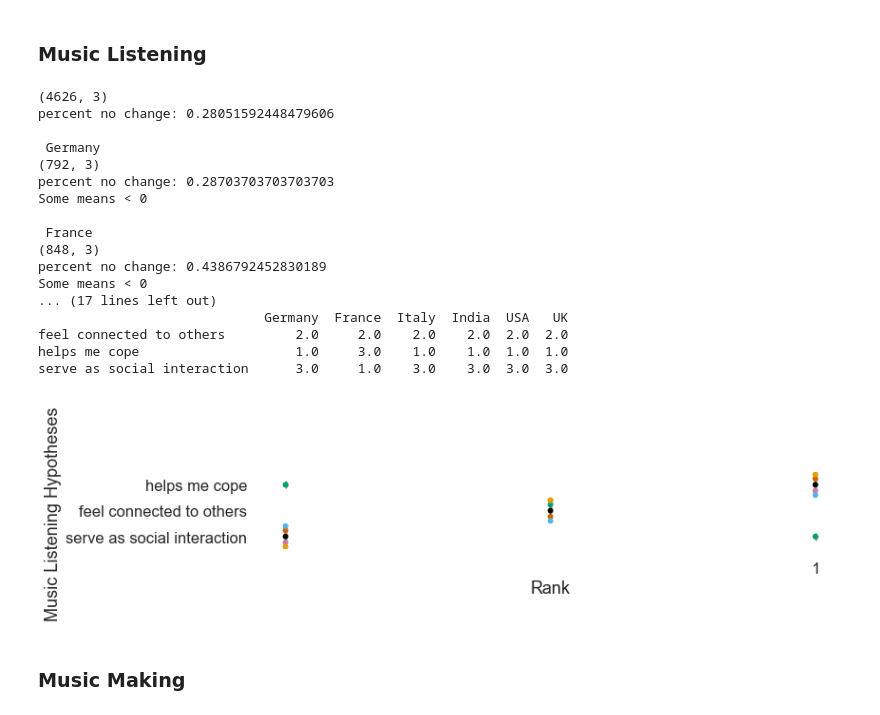
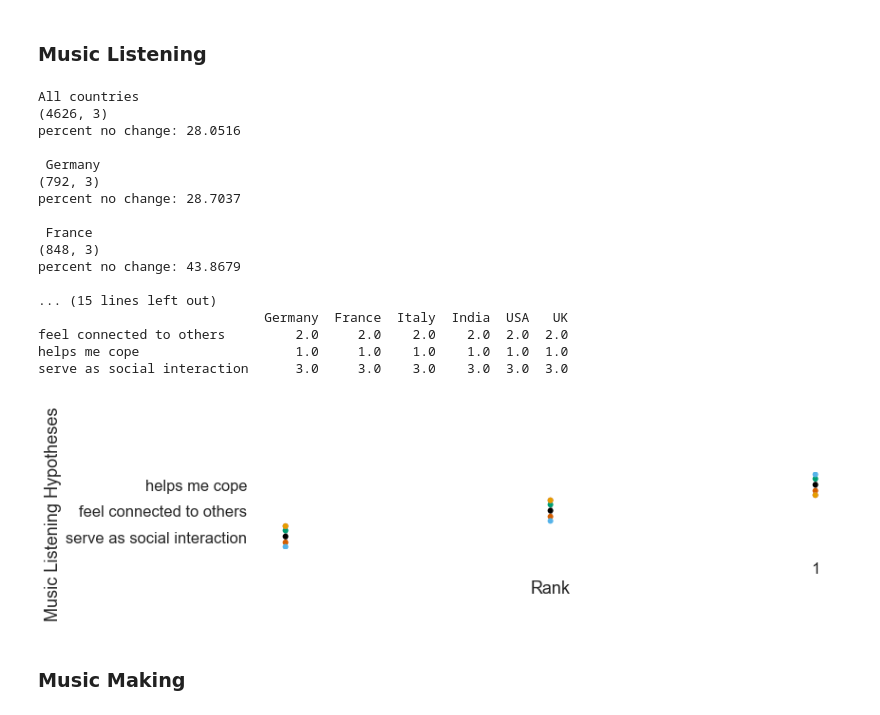
Before and after one commit to lkfink/CMQ, a Jupyter notebook: Ranks.ipynb, the cells around one changed output. Cells and saved outputs as stored; diff of their text form; code cells hidden in the pictures.

```diff
--- a/Ranks.ipynb
+++ b/Ranks.ipynb
@@ -352,20 +351,0 @@ UK         0.75   0.901   0.964    -0.5  0.786      -
-# %%
-# look at overall general health question
-f = plt.figure(figsize=(9,5))
-cols = ['Country_Country Name', 'Demographics_Health_General Health']
-mld = data[cols]
-mld = mld.replace({99:np.nan})
-mld = mld.dropna()
-mld = mld.reset_index(drop = True)
-df2 = pd.melt(mld, id_vars="Country_Country Name", var_name="hypoth", value_name="rating")
-
-ax = sns.barplot(x='rating', y='Country_Country Name', data=df2)
-
-ax.set(xlabel='Rating', ylabel='Country',title='');
-ax.set(xlim=(1,7))
-xlabs = list(local_dicts.answer_code_dict['Demographics_Health_General Health'].values())
-ax.set(xticklabels=xlabs);
-ax.set_xticklabels(ax.get_xticklabels(), rotation=45, ha='right');
-
-f.tight_layout()
-f.savefig('Figures/generalHealth.png', dpi=300);
@@ -379,30 +357,28 @@ Rank the three dependent variables of interest by mean agreement
 # %%
 keyword = 'Music Listening_Hypotheses_'
 [all_ranks_change, chgrank] = local_funcs.return_ranks(data, keyword)
 print(all_ranks_change)
-[f, ax] = local_funcs.plot_ranks(all_ranks_change, keyword, chgrank, 0, '.png', 300)
+[f, ax] = local_funcs.plot_ranks(all_ranks_change, keyword, chgrank, 0, '.png', 300, 0)
 ax.get_legend().remove()
-# f.tight_layout()
-# f.savefig('Figures/Hypotheses_ranks_listening.png', dpi=300);
 # %% [output]
+All countries
 (4626, 3)
-percent no change: 0.28051592448479606
+percent no change: 28.0516
 
  Germany
 (792, 3)
-percent no change: 0.28703703703703703
-Some means < 0
+percent no change: 28.7037
 
  France
 (848, 3)
-percent no change: 0.4386792452830189
-Some means < 0
-... (17 lines left out)
+percent no change: 43.8679
+
+... (15 lines left out)
                              Germany  France  Italy  India  USA   UK
 feel connected to others         2.0     2.0    2.0    2.0  2.0  2.0
-helps me cope                    1.0     3.0    1.0    1.0  1.0  1.0
-serve as social interaction      3.0     1.0    3.0    3.0  3.0  3.0
+helps me cope                    1.0     1.0    1.0    1.0  1.0  1.0
+serve as social interaction      3.0     3.0    3.0    3.0  3.0  3.0
-[figure, old version]
+[figure, new version]
 # %% [markdown]
 ### Music Making
 # %%
```
Also changed, not shown: parts of 30 cells of this notebook, 1 other file.
